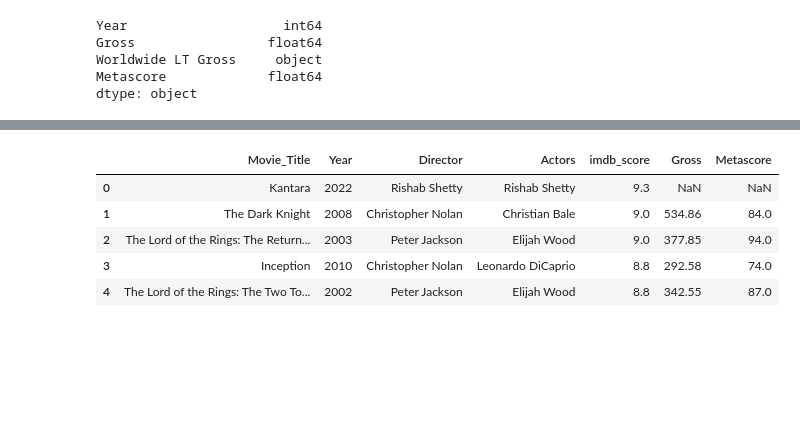
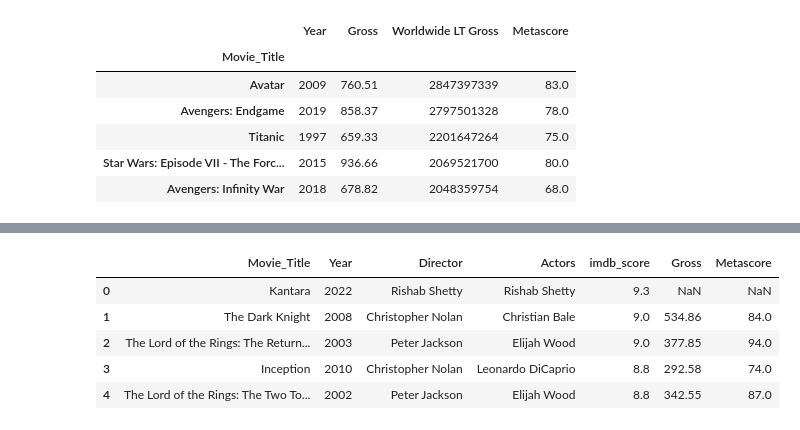
Before and after one commit to Reagz24/Project1_Team6, a Jupyter notebook: Movie_Analysis.ipynb, the cells around one changed output, grey strips where cells are left out. Drawn from its saved outputs; the diff is of its cells as text; code cells hidden in the pictures; blank space fills up the shorter version.

```diff
--- a/Movie_Analysis.ipynb
+++ b/Movie_Analysis.ipynb
@@ -23,25 +29,31 @@ imdb_clean.head()
 # %%
 #Load CSV Files with movie data
 top1000_file = pd.read_csv("Resource/Top_1000_Highest_Grossing_Movies_Of_All_Time.csv")
+
+#Remove extraneous columns
 top1000_file = top1000_file.drop(columns = ["Genre", "Movie Rating", "Duration", "Votes", "Logline"])
 top1000_file = top1000_file.rename(columns = {"Movie Title": "Movie_Title", "Year of Realease": "Year"})
+
+#Cleaning up data
 top1000_file = top1000_file.set_index("Movie_Title")
 top1000_file["Year"] = top1000_file["Year"].replace({"X2016": "2016"})
 top1000_file["Metascore"] = top1000_file["Metascore"].replace({"******": ""})
+top1000_file["Gross"] = top1000_file["Gross"].replace('[\$M*,]', '', regex=True)
+top1000_file["Worldwide LT Gross"] = top1000_file["Worldwide LT Gross"].replace('[\$,]', '', regex=True)
+
+#Ensure Year, Metascore, and Gross are numeric for calculation purposes
 top1000_file["Year"] = pd.to_numeric(top1000_file["Year"])
 top1000_file["Metascore"] = pd.to_numeric(top1000_file["Metascore"])
-top1000_file["Gross"] = top1000_file["Gross"].replace('[\$M,]', '', regex=True)
-#top1000_file["Gross"] = top1000_file["Gross"].replace('[M,]', '', regex=True)
-top1000_file["Gross"] = top1000_file["Gross"].replace({"******": ""})
 top1000_file["Gross"] = pd.to_numeric(top1000_file["Gross"])
-top1000_file["Worldwide LT Gross"] = top1000_file["Worldwide LT Gross"].replace('[\$,]', '', regex=True)
-top1000_file.dtypes
+top1000_file.head()
 # %% [output]
-Year                    int64
-Gross                 float64
-Worldwide LT Gross     object
-Metascore             float64
-dtype: object
+|  | Year | Gross | Worldwide LT Gross | Metascore |
+| Movie_Title |  |  |  |  |
+| Avatar | 2009 | 760.51 | 2847397339 | 83.0 |
+| Avengers: Endgame | 2019 | 858.37 | 2797501328 | 78.0 |
+| Titanic | 1997 | 659.33 | 2201647264 | 75.0 |
+| Star Wars: Episode VII - The Forc... | 2015 | 936.66 | 2069521700 | 80.0 |
+| Avengers: Infinity War | 2018 | 678.82 | 2048359754 | 68.0 |
 # %%
 #Merge Dataframes into one
 merge_df = pd.merge(imdb_clean, top1000_file, how = "outer", on = ["Movie_Title", "Year", "Gross"])
```
Also changed, not shown: parts of 25 cells of this notebook, 1 other file.
